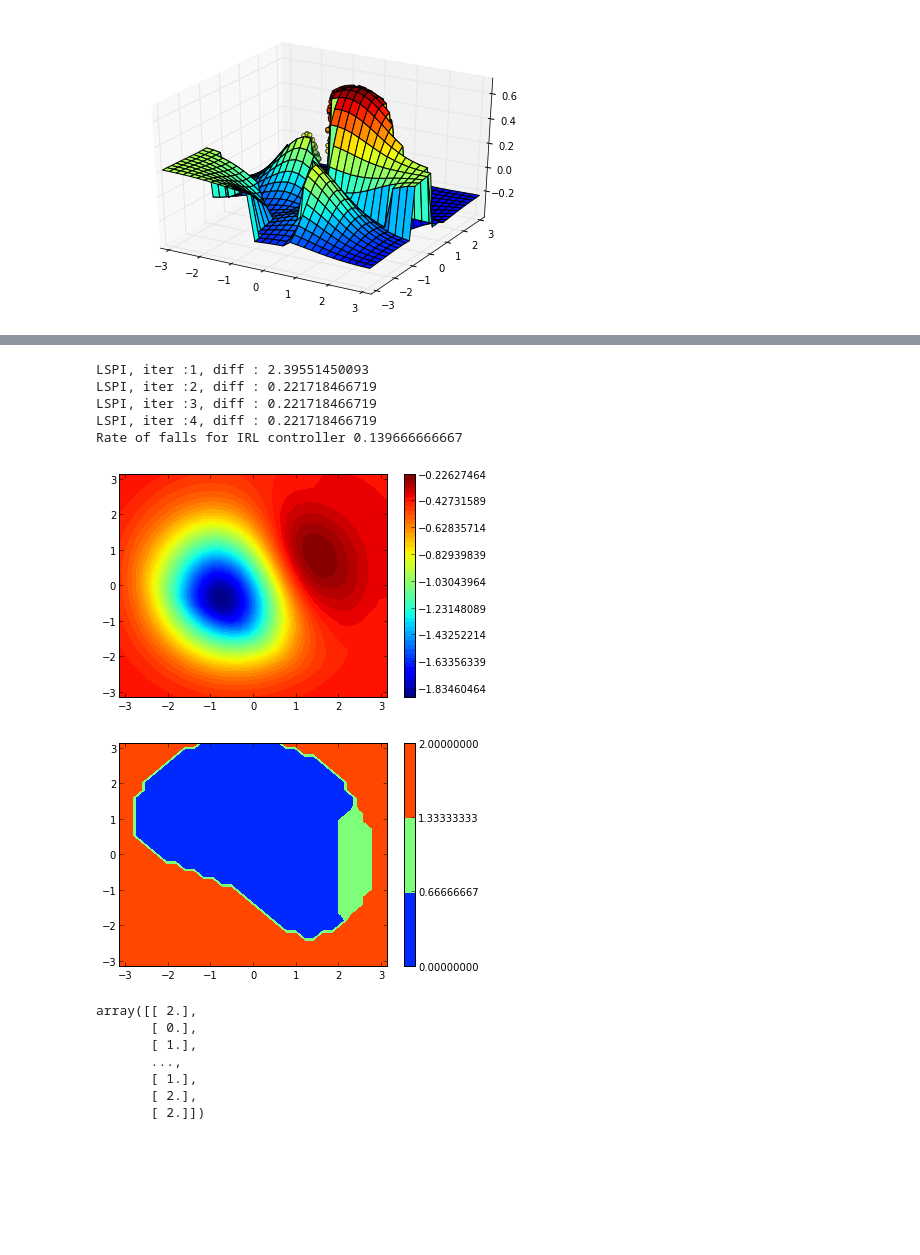
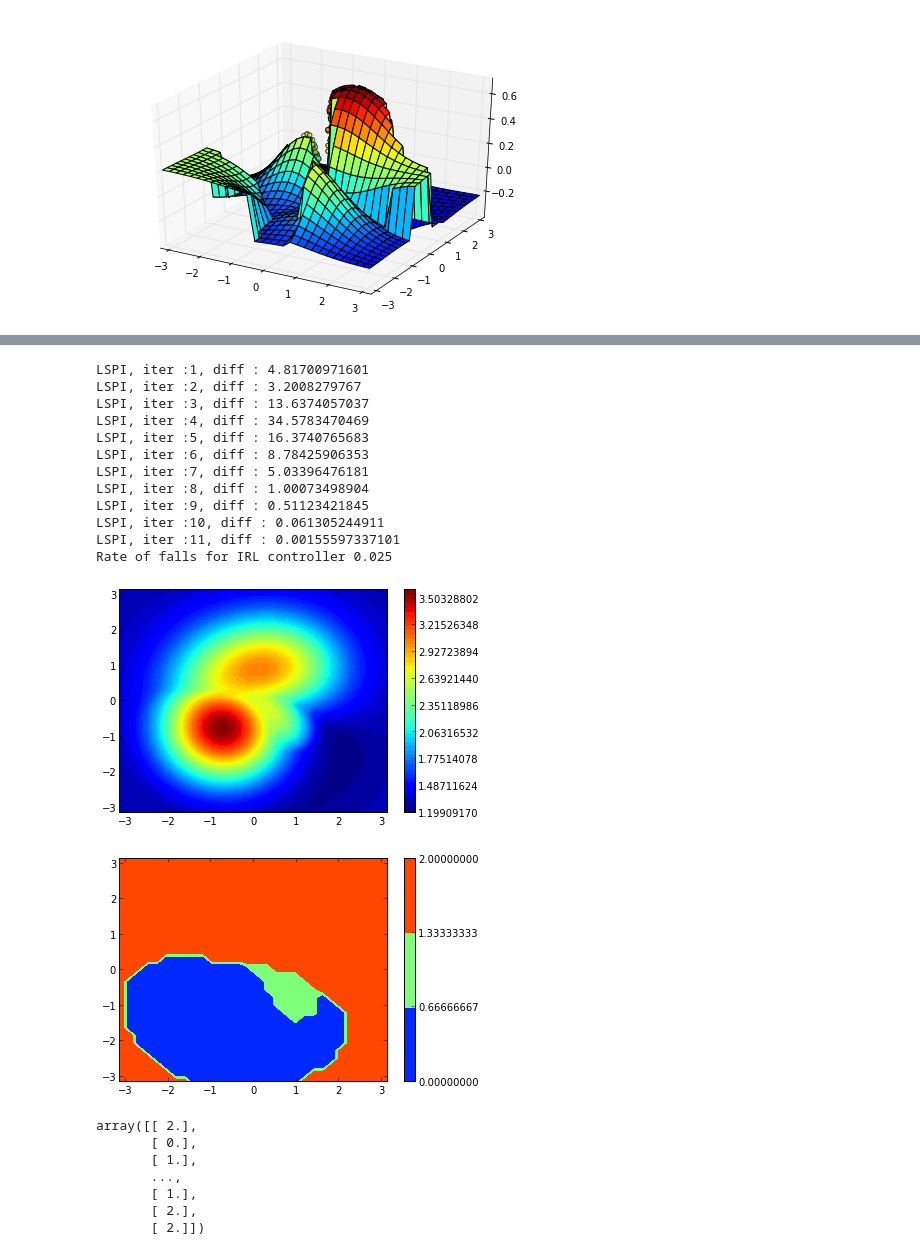
Before and after one commit to edouardklein/RL-and-IRL, a Jupyter notebook: Exp1.ipynb, the cells around one changed output, grey strips where cells are left out. Saved outputs shown, nothing was run; the diff lists cells and outputs as text; code cells hidden in the pictures; blank space fills up the shorter version.

```diff
--- a/Exp1.ipynb
+++ b/Exp1.ipynb
@@ -157,7 +157,7 @@ def least_squares_regressor(data, psi, x_dim, _lambda=0.1):
 # %% [markdown]
 ## Inverted Pendulum-specific code
 # %%
-RANDOM_RUN_LENGTH=10000
+RANDOM_RUN_LENGTH=5000
 EXPERT_RUN_LENGTH=3000
 TRANS_WIDTH=6
 ACTION_SPACE=[0,1,2]
@@ -537,15 +537,16 @@ s = data_classif[:,0:s_dim]
 a = data_classif[:,s_dim:s_dim+1].reshape(column_shape)
 sa = data_classif[:,0:s_dim+1]
 s_dash = data_classif[:,s_dim+1:s_dim+1+s_dim]
-from sklearn import svm
-clf = svm.SVC(C=1000., probability=True)
-clf.fit(squeeze(psi(s)), a)
-clf_predict= lambda state : clf.predict(squeeze(psi(state)))
-vpredict = non_scalar_vectorize( clf_predict, (2,), (1,1) )
-pi_c = lambda state: vpredict(state).reshape(state.shape[:-1]+(1,))
-clf_score = lambda sa : squeeze(clf.predict_proba(squeeze(psi(sa[:2]))))[sa[-1]]
-vscore = non_scalar_vectorize( clf_score,(3,),(1,1) )
-q = lambda sa: vscore(sa).reshape(sa.shape[:-1])
+#from sklearn import svm
+#clf = svm.SVC(C=1000., probability=True)
+#clf.fit(squeeze(psi(s)), a)
+#clf_predict= lambda state : clf.predict(squeeze(psi(state)))
+#vpredict = non_scalar_vectorize( clf_predict, (2,), (1,1) )
+#pi_c = lambda state: vpredict(state).reshape(state.shape[:-1]+(1,))
+#clf_score = lambda sa : squeeze(clf.predict_proba(squeeze(psi(sa[:2]))))[sa[-1]]
+#vscore = non_scalar_vectorize( clf_score,(3,),(1,1) )
+#q = lambda sa: vscore(sa).reshape(sa.shape[:-1])
+pi_c,q=policy,lambda sa: squeeze(dot(omega.transpose(),phi(sa)))
 #pi_c,q = classifier(hstack([s,a]))
 #Plots de la politique de l'expert, des données fournies par l'expert, de la politique du classifieur
 inverted_pendulum_plot_policy(policy)
@@ -625,15 +626,19 @@ regression_matrix=sar
 # %%
 #On continue CSI
-
 def regressor(data):
     a=squeeze(phi(data[:,0:3]))
+    #a=data[:,0:3]
     b=data[:,3:]
-    x=lstsq(a,b,rcond=0.1)[0]
-    savetxt( "../Code/InvertedPendulum/test.mat", x)
-    #x=dot( dot( inv( dot(a.transpose(),a)-identity(30)), a.transpose()),b)
-    #x=genfromtxt("../Code/InvertedPendulum/Cascading_Exp4_omega.mat")
-    #print "Regressor : x.shape : "+str(x.shape)
-    return lambda sa:dot(x.transpose(),phi(sa))
+#    print x.shape
+    #return lambda sa:dot(x,phi(sa))
+    ##Trichons
+    def triche(sa):
+        s_dash = inverted_pendulum_next_state(sa[:2],sa[-1])
+        a_dash = pi_c(s_dash)
+        sa_dash=hstack([s_dash,a_dash])
+        return q(sa)-gamma*q(sa_dash)
+    vtriche=non_scalar_vectorize(triche, (3,), (1,1))
+    return lambda sa:vtriche(sa)
 reg = regressor( regression_matrix )
 CSI_reward = lambda sas: squeeze(reg(sas[:3]))
 #On plotte les rewards en fonction de l'action
@@ -662,23 +667,30 @@ inverted_pendulum_plot(mean_reward)
 # %%
 def inverted_pendulum_expert_trace( reward ):
     data = inverted_pendulum_random_trace(reward=reward)
-    policy,omega = lspi( data, s_dim=2,a_dim=1, A=ACTION_SPACE, phi=inverted_pendulum_phi, phi_dim=30, iterations_max=3 )
+    policy,omega = lspi( data, s_dim=2,a_dim=1, A=ACTION_SPACE, phi=inverted_pendulum_phi, phi_dim=30, iterations_max=10 )
     inverted_pendulum_plot(inverted_pendulum_V(omega))
     two_args_pol = lambda p,s:squeeze(policy(zip_stack(p,s)))
     inverted_pendulum_plot(two_args_pol,contour_levels=3)
     return inverted_pendulum_trace( policy,run_length=EXPERT_RUN_LENGTH ),policy,omega
 #data_expert,policy,omega = inverted_pendulum_expert_trace(inverted_pendulum_reward)
 data_CSI,policy_CSI,omega_CSI = inverted_pendulum_expert_trace(CSI_reward)
 CSI_falls_rate = - mean( data_CSI[:,5] )
 print "Rate of falls for IRL controller "+str(CSI_falls_rate)
 # %% [output]
-LSPI, iter :1, diff : 2.39551450093
-LSPI, iter :2, diff : 0.221718466719
-LSPI, iter :3, diff : 0.221718466719
-LSPI, iter :4, diff : 0.221718466719
-Rate of falls for IRL controller 0.139666666667
+LSPI, iter :1, diff : 4.81700971601
+LSPI, iter :2, diff : 3.2008279767
+LSPI, iter :3, diff : 13.6374057037
+LSPI, iter :4, diff : 34.5783470469
+LSPI, iter :5, diff : 16.3740765683
+LSPI, iter :6, diff : 8.78425906353
+LSPI, iter :7, diff : 5.03396476181
+LSPI, iter :8, diff : 1.00073498904
+LSPI, iter :9, diff : 0.51123421845
+LSPI, iter :10, diff : 0.061305244911
+LSPI, iter :11, diff : 0.00155597337101
+Rate of falls for IRL controller 0.025
-[figure, old version]
+[figure, new version]
-[figure, old version]
+[figure, new version]
 # %%
 a
 # %% [output]
```
Also changed, not shown: parts of 3 cells of this notebook, 1 other file.
